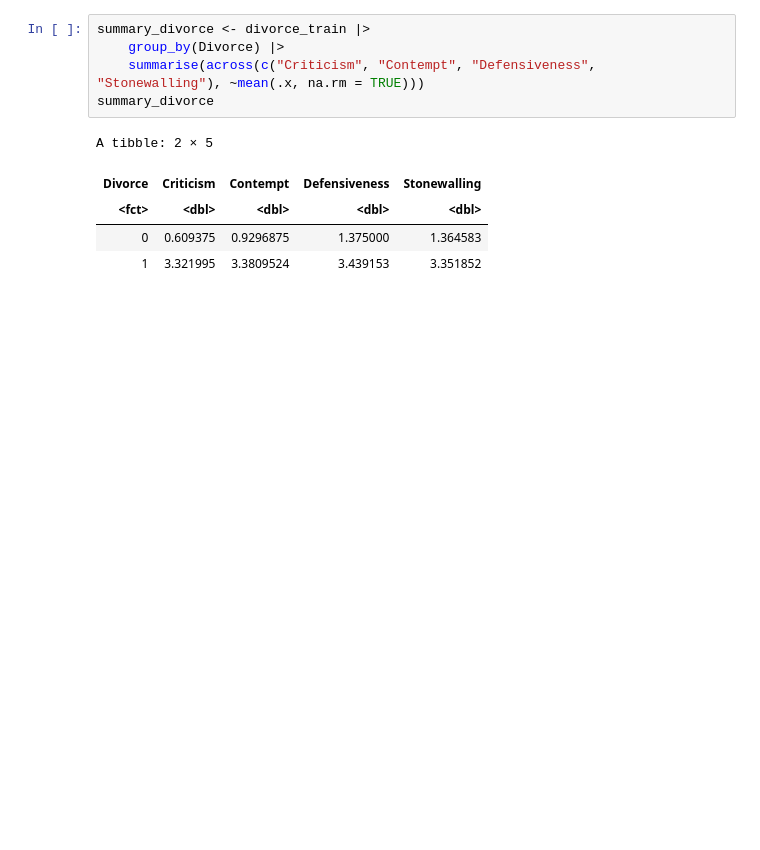
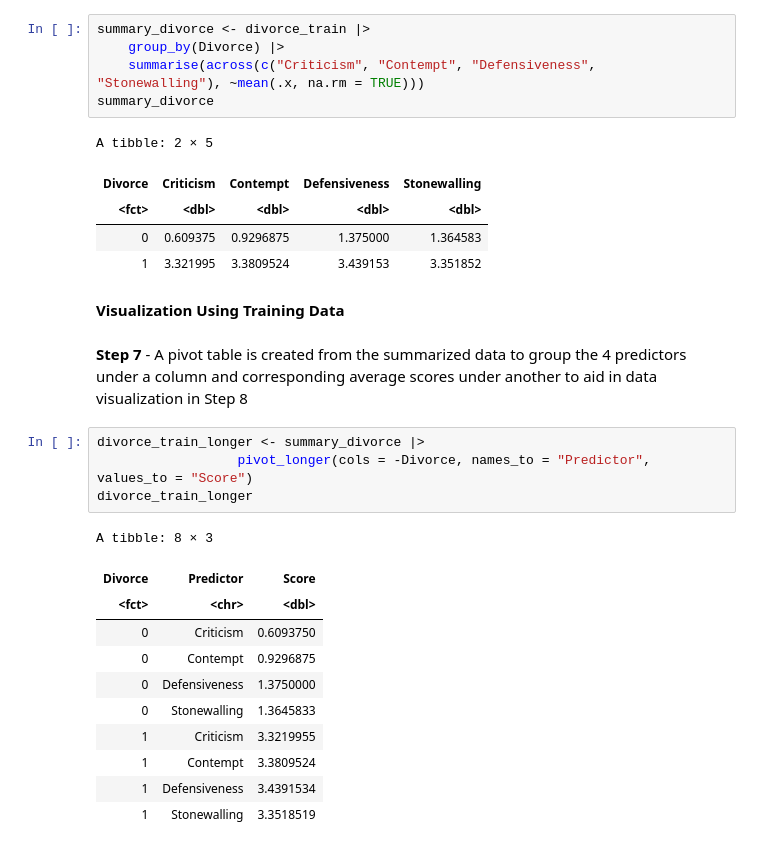
Before and after one commit to apurva-b/dsci100-project-58, a Jupyter notebook: data wrangled.ipynb, the cells around one changed output. Cells and saved outputs as stored; diff of their text form; blank space fills up the shorter version.

```diff
--- a/data wrangled.ipynb
+++ b/data wrangled.ipynb
@@ -148,3 +177,23 @@ A tibble: 2 × 5
 | <fct> | <dbl> | <dbl> | <dbl> | <dbl> |
 | 0 | 0.609375 | 0.9296875 | 1.375000 | 1.364583 |
 | 1 | 3.321995 | 3.3809524 | 3.439153 | 3.351852 |
+# %% [markdown]
+**Visualization Using Training Data**
+# %% [markdown]
+**Step 7** - A pivot table is created from the summarized data to group the 4 predictors under a column and corresponding average scores under another to aid in data visualization in Step 8
+# %%
+divorce_train_longer <- summary_divorce |>
+                  pivot_longer(cols = -Divorce, names_to = "Predictor", values_to = "Score")
+divorce_train_longer
+# %% [output]
+A tibble: 8 × 3
+| Divorce | Predictor | Score |
+| <fct> | <chr> | <dbl> |
+| 0 | Criticism | 0.6093750 |
+| 0 | Contempt | 0.9296875 |
+| 0 | Defensiveness | 1.3750000 |
+| 0 | Stonewalling | 1.3645833 |
+| 1 | Criticism | 3.3219955 |
+| 1 | Contempt | 3.3809524 |
+| 1 | Defensiveness | 3.4391534 |
+| 1 | Stonewalling | 3.3518519 |
```
Also changed, not shown: parts of 6 cells of this notebook.
